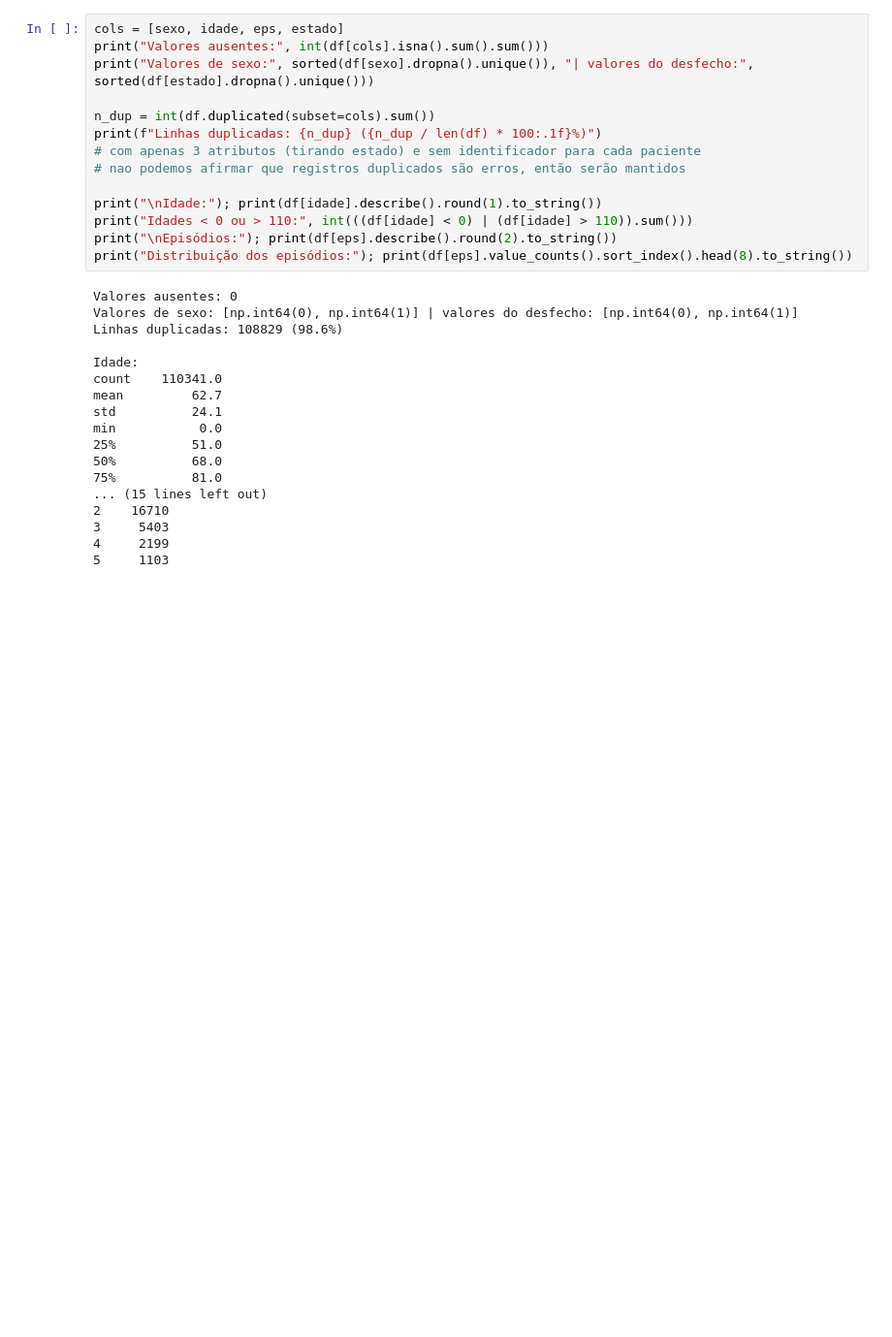
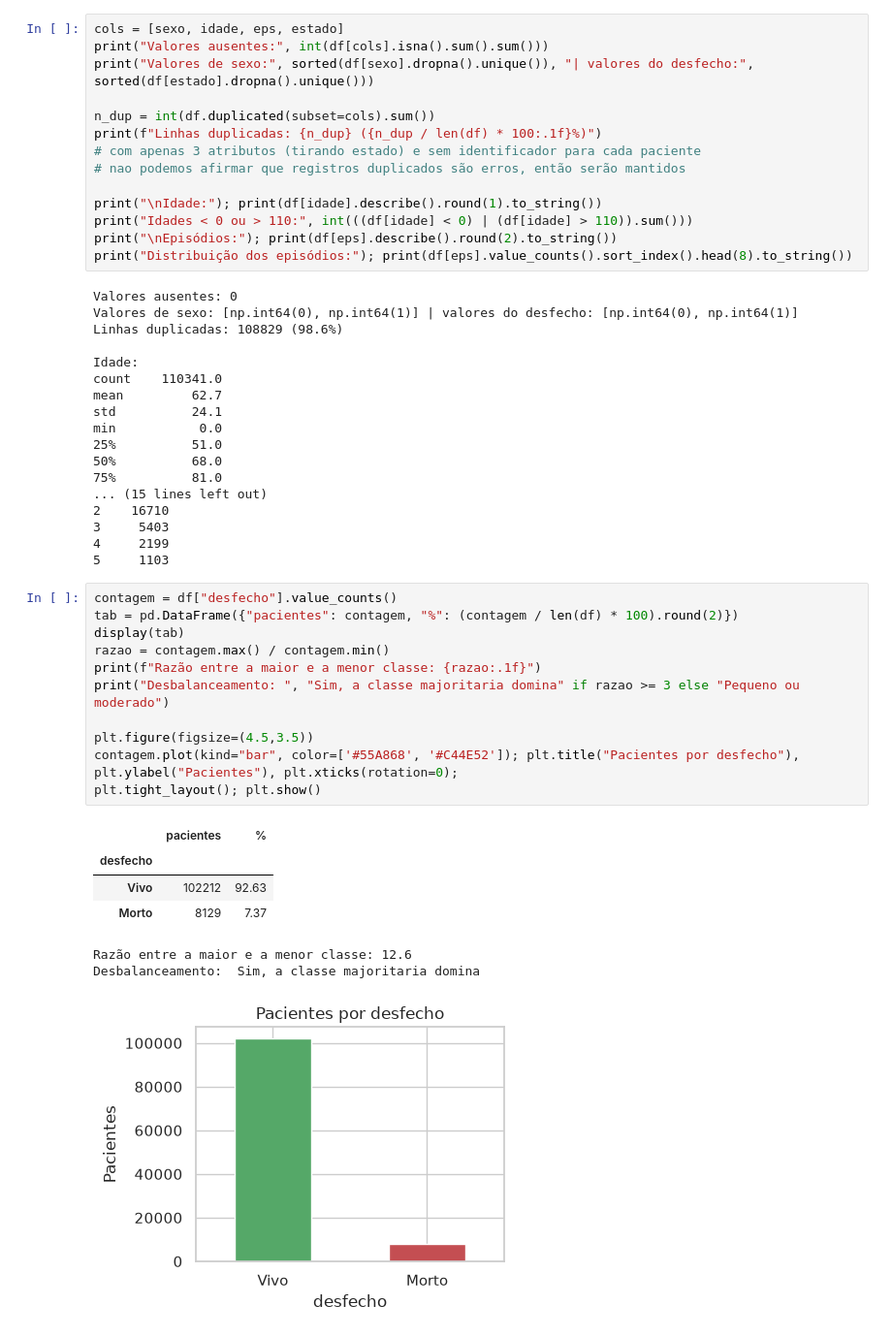
Before and after one commit to Gabrielv013/pesq-acad, a Jupyter notebook: notebook.ipynb, the cells around one changed output. Shown at 97% size. Cells and saved outputs as stored; diff of their text form; blank space fills up the shorter version.

Commit message:
adição da variável alvo e correlação entre atributos

```diff
--- a/notebook.ipynb
+++ b/notebook.ipynb
@@ -91,3 +91,22 @@ min           0.0
 3     5403
 4     2199
 5     1103
+# %%
+contagem = df["desfecho"].value_counts()
+tab = pd.DataFrame({"pacientes": contagem, "%": (contagem / len(df) * 100).round(2)})
+display(tab)
+razao = contagem.max() / contagem.min()
+print(f"Razão entre a maior e a menor classe: {razao:.1f}")
+print("Desbalanceamento: ", "Sim, a classe majoritaria domina" if razao >= 3 else "Pequeno ou moderado")
+
+plt.figure(figsize=(4.5,3.5))
+contagem.plot(kind="bar", color=['#55A868', '#C44E52']); plt.title("Pacientes por desfecho"), plt.ylabel("Pacientes"), plt.xticks(rotation=0);
+plt.tight_layout(); plt.show()
+# %% [output]
+|  | pacientes | % |
+| desfecho |  |  |
+| Vivo | 102212 | 92.63 |
+| Morto | 8129 | 7.37 |
+Razão entre a maior e a menor classe: 12.6
+Desbalanceamento:  Sim, a classe majoritaria domina
+[figure, added]
```
Also changed, not shown: parts of 1 cell of this notebook.
